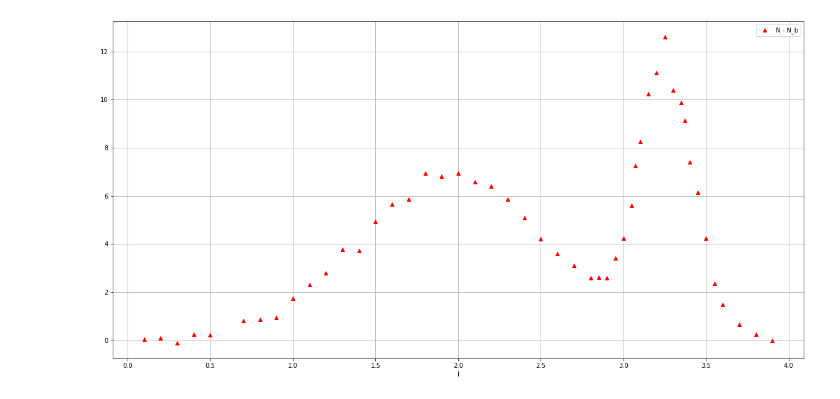
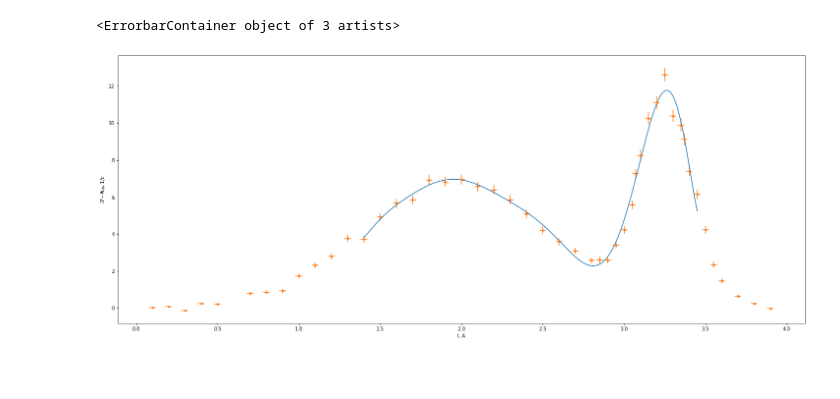
Before and after one commit to 106-inc/PhysLabV, a Jupyter notebook: 4.2/main.ipynb, the cells around one changed output. Drawn from its saved outputs; the diff is of its cells as text; code cells hidden in the pictures; blank space fills up the shorter version.

Commit message:
[4.2] Added plot

```diff
--- a/4.2/main.ipynb
+++ b/4.2/main.ipynb
@@ -18,6 +28,12 @@ getBack = lambda I: k * I + b
 df = pd.read_csv('./src/csv/all.csv', sep=',', header=0, index_col=False)
 df['N - N_b'] = df['N'] - getBack(df['I'])
 
-df.set_index('I', inplace=True)
-df
+t = 100 # sec
+sigma_t = 1
+df['\sigma'] = np.sqrt(np.abs(df['N - N_b'] )/ t + df['N - N_b']**2 * sigma_t**2 / t**2)
+df.sort_values(by=['I'], inplace=True)
+
+# df.set_index('I', inplace=True)
+I, N, N_min_N_b, sigmaN_min_N_b = df.to_numpy().transpose()
+print(N_min_N_b)
 # %% [output]
@@ -42,4 +52,22 @@ df
-# %%
-axes = df.iloc[:, 1:].plot(figsize=(20, 10), style='^r', grid=True)
-# %% [output]
-[figure, removed]
+# %%
+fsz = 15
+
+fromIdx = 11
+toIdx = 43
+
+trend = np.poly1d(np.polyfit(I[fromIdx:toIdx], N_min_N_b[fromIdx:toIdx], 10))
+
+plt.figure(figsize=(25, 10))
+
+plt.plot(I, N_min_N_b, '.r')
+plt.xlabel('I, A')
+plt.ylabel('$N - N_{Ф}$, 1/c')
+
+xTrend = np.linspace(I[fromIdx+1], I[toIdx-2], num=150)
+plt.plot(xTrend, trend(xTrend))
+
+ierr = [0.02] * len(I)
+plt.errorbar(I, N_min_N_b, sigmaN_min_N_b, ierr, marker='.', ls='')
+# %% [output]
+<ErrorbarContainer object of 3 artists>
+[figure, added]
```
Also changed, not shown: parts of 2 cells of this notebook.
